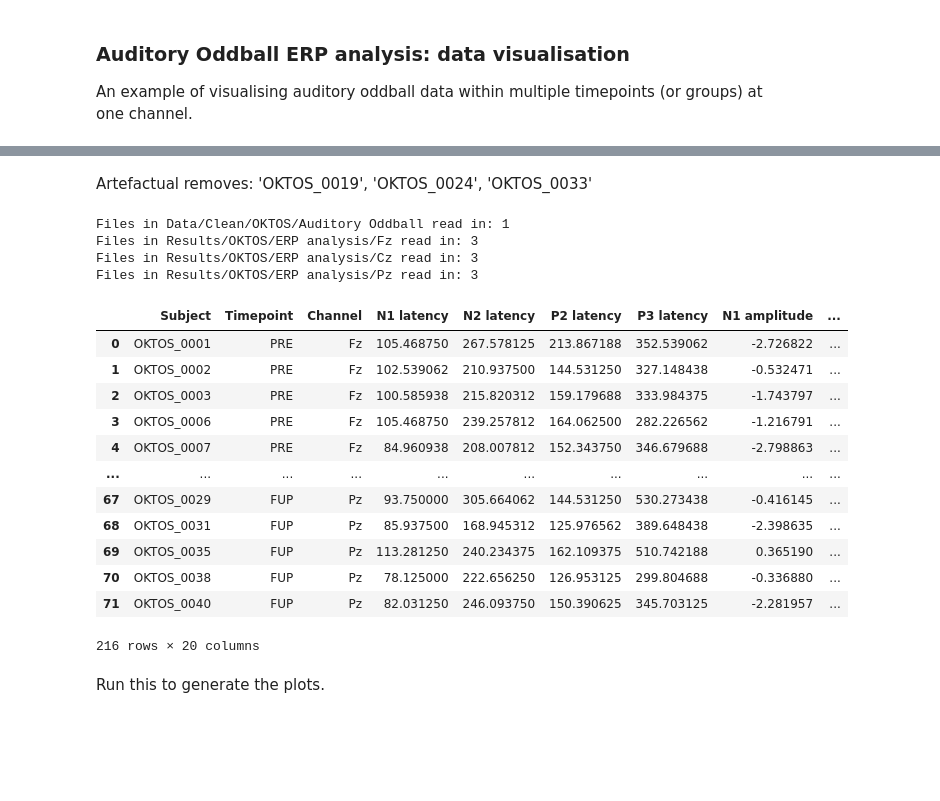
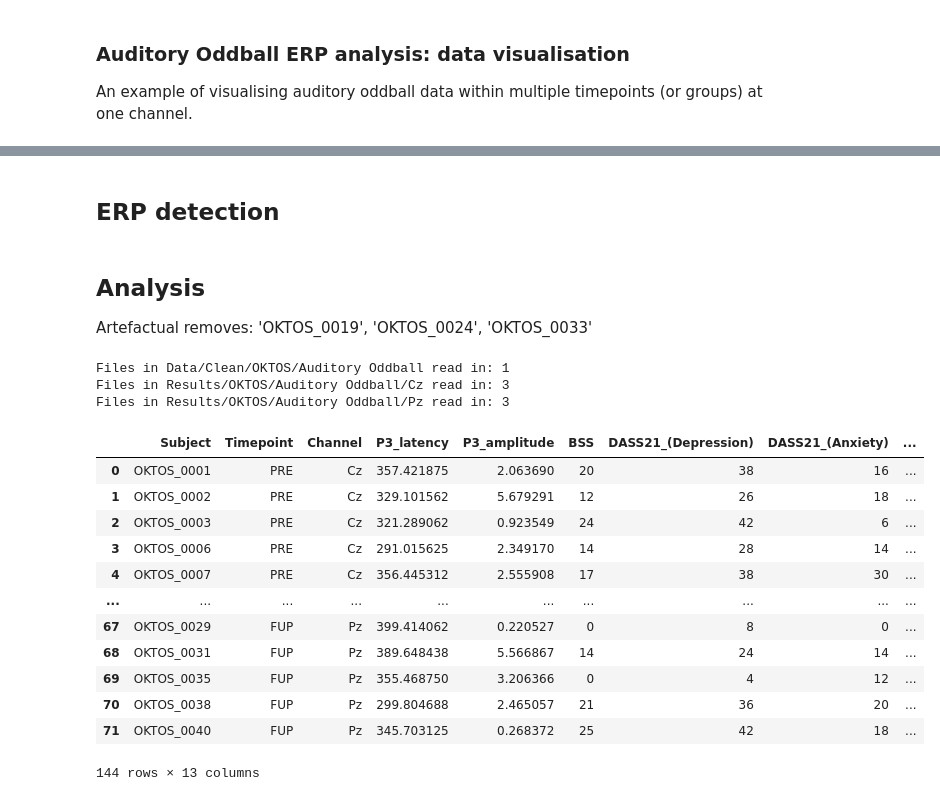
Before and after one commit to teanijarv/EEG-pyline, a Jupyter notebook: studies/Anijarv_OKTOS_aoEEG_erp_analysis.ipynb, the cells around one changed output, grey strips where cells are left out. Cells and saved outputs as stored; diff of their text form; code cells hidden in the pictures; blank space fills up the shorter version.

```diff
--- a/studies/Anijarv_OKTOS_aoEEG_erp_analysis.ipynb
+++ b/studies/Anijarv_OKTOS_aoEEG_erp_analysis.ipynb
@@ -17,0 +21,2 @@ Define these variables!
+# %% [markdown]
+## ERP detection
@@ -18,4 +116,5 @@ Define these variables!
 # %% [markdown]
+## Analysis
 Artefactual removes: 'OKTOS_0019', 'OKTOS_0024', 'OKTOS_0033'
 # %%
 # Folder where to get the clean epochs files
@@ -47,61 +154,72 @@ event_list = ['target after 1 standard', 'target after 3 standards', 'target aft
 # %%
 # Read in the clinical data
 dir_inprogress = os.path.join(clean_folder, exp_folder, exp_condition)
-
 file_dirs, file_names = arrange.read_files(dir_inprogress, '.xlsx')
 df_clinical = pd.read_excel(file_dirs[0])
 
+# For each channel, merge the ERP dataframe with the clinical dataframe
 df = pd.DataFrame()
 for ch in channels:
     # Read in the ERP data for all timepoints
-    dir_inprogress = os.path.join(results_folder, exp_folder, 'ERP analysis', ch)
+    dir_inprogress = os.path.join(results_folder, exp_folder, exp_condition, ch)
     file_dirs, file_names = arrange.read_files(dir_inprogress, '.xlsx')
 
+    # Merge all timepoints' dataframes together for the current channel
     df_erps = pd.DataFrame()
     for file in file_dirs:
         df_erps_temp = pd.read_excel(file).rename(columns={'Unnamed: 0' : 'Subject'})\
                                         .sort_values(by=['Subject'])\
                                         .reset_index(drop=True)
+
+        # Modify column names and remove suffix from the subject names
+        df_erps_temp.columns = [c.replace(' ', '_') for c in df_erps_temp.columns]
+        df_erps_temp.columns = [c.replace('-', '_') for c in df_erps_temp.columns]
         df_erps_temp['Subject'] = df_erps_temp['Subject'].str.removesuffix('_AO')
 
+        # Merge to the all channels dataframe
         df_erps = pd.concat([df_erps, df_erps_temp])
 
     # Merge the clinical data to ERP data
     df_ch = df_erps.merge(df_clinical)
 
+    # Extract timepoint from subject name code
     for i in range(len(df_ch)):
         full_subjectname = df_ch.loc[i, 'Subject']
         df_ch.loc[i, 'Subject'] = full_subjectname.rsplit('_', 1)[0]
         df_ch.loc[i, 'Timepoint'] = full_subjectname.rsplit('_', 1)[1]
 
-    # Add channel name
-    df_ch['Channel'] = ch
+    # Add channel name column
+    df_ch['Channel'] = ch #################
     df_ch.insert(1, 'Channel', df_ch.pop('Channel'))
 
-    # Change timepoint values
+    # Change timepoint values from dictionary
     df_ch.insert(1, 'Timepoint', df_ch.pop('Timepoint'))
     df_ch['Timepoint'] = df_ch['Timepoint'].replace(dict_timepoint)
 
     # Merge channel dataframe to master dataframe
     df = pd.concat([df, df_ch])
+
+# Modify column names
+df.columns = [c.replace(' ', '_') for c in df.columns]
+
+# Display the master dataframe and export
+display(df)
+if export_df==True:
+    df.to_excel('{}/{}/OKTOS_AO_df.xlsx'.format(results_folder, exp_folder))
 # %% [output]
 Files in Data/Clean/OKTOS/Auditory Oddball read in: 1
-Files in Results/OKTOS/ERP analysis/Fz read in: 3
-Files in Results/OKTOS/ERP analysis/Cz read in: 3
-Files in Results/OKTOS/ERP analysis/Pz read in: 3
+Files in Results/OKTOS/Auditory Oddball/Cz read in: 3
+Files in Results/OKTOS/Auditory Oddball/Pz read in: 3
+|  | Subject | Timepoint | Channel | P3_latency | P3_amplitude | BSS | DASS21_(Depression) | DASS21_(Anxiety) | ... |
+| 0 | OKTOS_0001 | PRE | Cz | 357.421875 | 2.063690 | 20 | 38 | 16 | ... |
+| 1 | OKTOS_0002 | PRE | Cz | 329.101562 | 5.679291 | 12 | 26 | 18 | ... |
+| 2 | OKTOS_0003 | PRE | Cz | 321.289062 | 0.923549 | 24 | 42 | 6 | ... |
+| 3 | OKTOS_0006 | PRE | Cz | 291.015625 | 2.349170 | 14 | 28 | 14 | ... |
+| 4 | OKTOS_0007 | PRE | Cz | 356.445312 | 2.555908 | 17 | 38 | 30 | ... |
+| ... | ... | ... | ... | ... | ... | ... | ... | ... | ... |
+| 67 | OKTOS_0029 | FUP | Pz | 399.414062 | 0.220527 | 0 | 8 | 0 | ... |
+| 68 | OKTOS_0031 | FUP | Pz | 389.648438 | 5.566867 | 14 | 24 | 14 | ... |
+| 69 | OKTOS_0035 | FUP | Pz | 355.468750 | 3.206366 | 0 | 4 | 12 | ... |
+| 70 | OKTOS_0038 | FUP | Pz | 299.804688 | 2.465057 | 21 | 36 | 20 | ... |
+| 71 | OKTOS_0040 | FUP | Pz | 345.703125 | 0.268372 | 25 | 42 | 18 | ... |
+144 rows × 13 columns
-# %%
-df
-# %% [output]
-|  | Subject | Timepoint | Channel | N1 latency | N2 latency | P2 latency | P3 latency | N1 amplitude | ... |
-| 0 | OKTOS_0001 | PRE | Fz | 105.468750 | 267.578125 | 213.867188 | 352.539062 | -2.726822 | ... |
-| 1 | OKTOS_0002 | PRE | Fz | 102.539062 | 210.937500 | 144.531250 | 327.148438 | -0.532471 | ... |
-| 2 | OKTOS_0003 | PRE | Fz | 100.585938 | 215.820312 | 159.179688 | 333.984375 | -1.743797 | ... |
-| 3 | OKTOS_0006 | PRE | Fz | 105.468750 | 239.257812 | 164.062500 | 282.226562 | -1.216791 | ... |
-| 4 | OKTOS_0007 | PRE | Fz | 84.960938 | 208.007812 | 152.343750 | 346.679688 | -2.798863 | ... |
-| ... | ... | ... | ... | ... | ... | ... | ... | ... | ... |
-| 67 | OKTOS_0029 | FUP | Pz | 93.750000 | 305.664062 | 144.531250 | 530.273438 | -0.416145 | ... |
-| 68 | OKTOS_0031 | FUP | Pz | 85.937500 | 168.945312 | 125.976562 | 389.648438 | -2.398635 | ... |
-| 69 | OKTOS_0035 | FUP | Pz | 113.281250 | 240.234375 | 162.109375 | 510.742188 | 0.365190 | ... |
-| 70 | OKTOS_0038 | FUP | Pz | 78.125000 | 222.656250 | 126.953125 | 299.804688 | -0.336880 | ... |
-| 71 | OKTOS_0040 | FUP | Pz | 82.031250 | 246.093750 | 150.390625 | 345.703125 | -2.281957 | ... |
-216 rows × 20 columns
@@ -110,2 +225,0 @@ df.to_excel('{}/{}/OKTOS_AO_df.xlsx'.format(results_folder, exp_folder))
-# %% [markdown]
-Run this to generate the plots.
```
Also changed, not shown: parts of 11 cells of this notebook.
